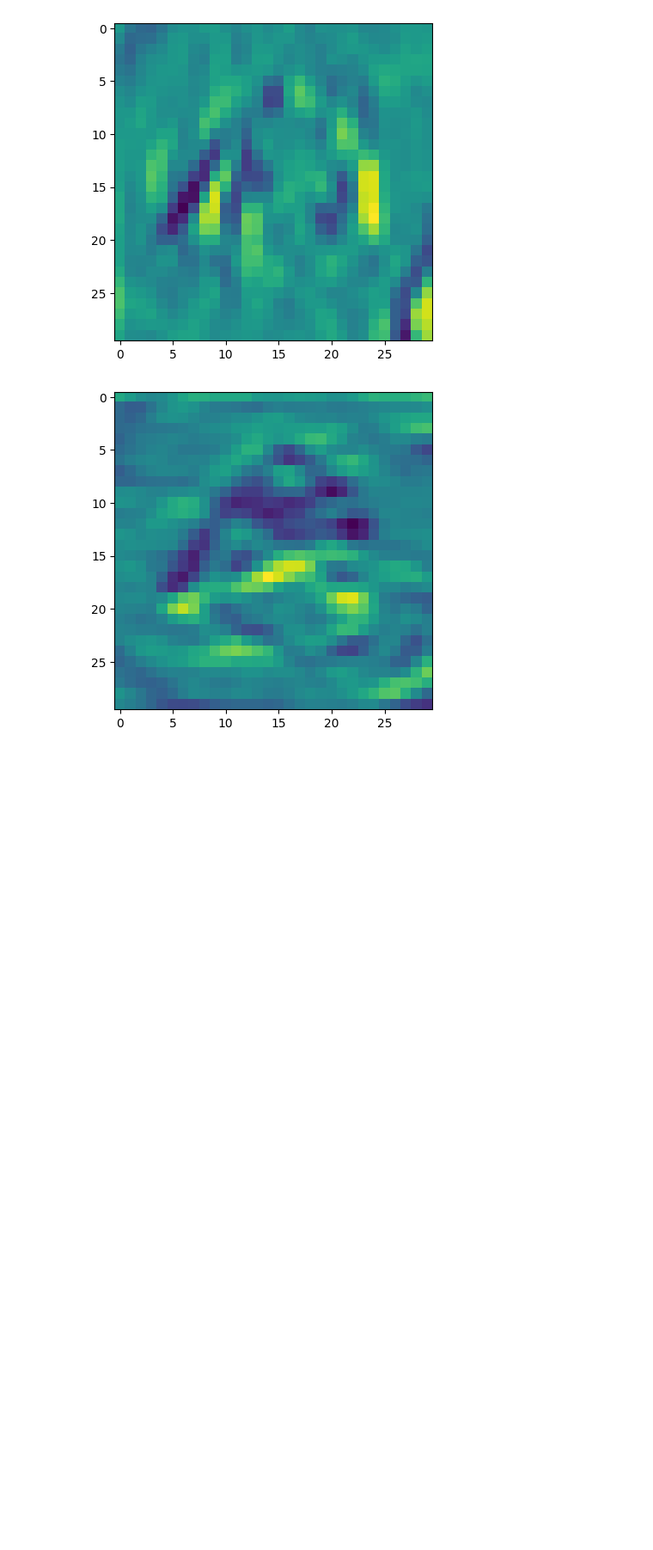
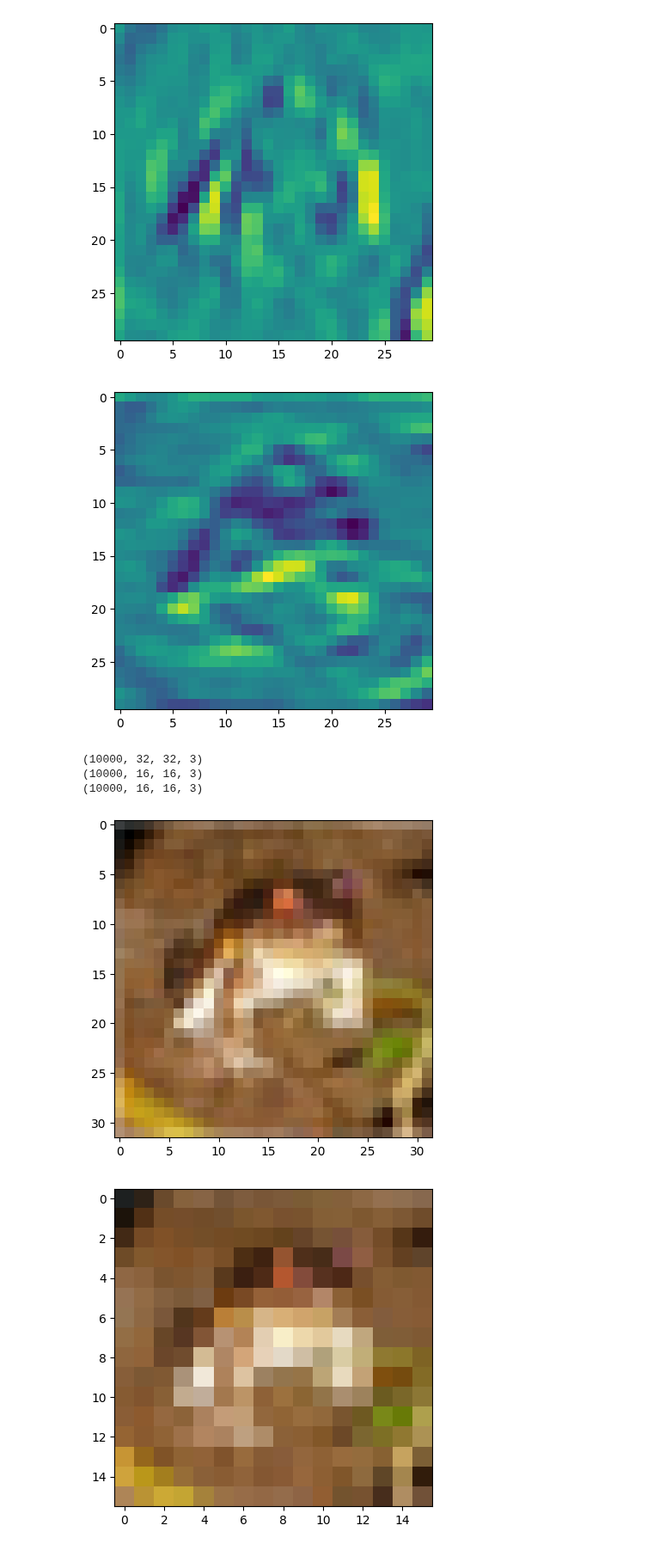
Before and after one commit to bsbanotto/holbertonschool-machine_learning, a Jupyter notebook: math/0x03-convolutions_and_pooling/convolutions_and_pooling.ipynb, the cells around one changed output. Shown at 86% size. Drawn from its saved outputs; the diff is of its cells as text; code cells hidden in the pictures; blank space fills up the shorter version.

```diff
--- a/math/0x03-convolutions_and_pooling/convolutions_and_pooling.ipynb
+++ b/math/0x03-convolutions_and_pooling/convolutions_and_pooling.ipynb
@@ -474,0 +532,18 @@ plt.show()
+# %%
+#6-main
+dataset = np.load('../../supervised_learning/data/animals_1.npz')
+images = dataset['data']
+print(images.shape)
+images_pool = pool(images, (2, 2), (2, 2), mode='avg')
+print(images_pool.shape)
+
+plt.imshow(images[0])
+plt.show()
+plt.imshow(images_pool[0] / 255)
+plt.show()
+# %% [output]
+(10000, 32, 32, 3)
+(10000, 16, 16, 3)
+(10000, 16, 16, 3)
+[figure, added]
+[figure, added]
```
Also changed, not shown: parts of 4 cells of this notebook, 4 other files.
